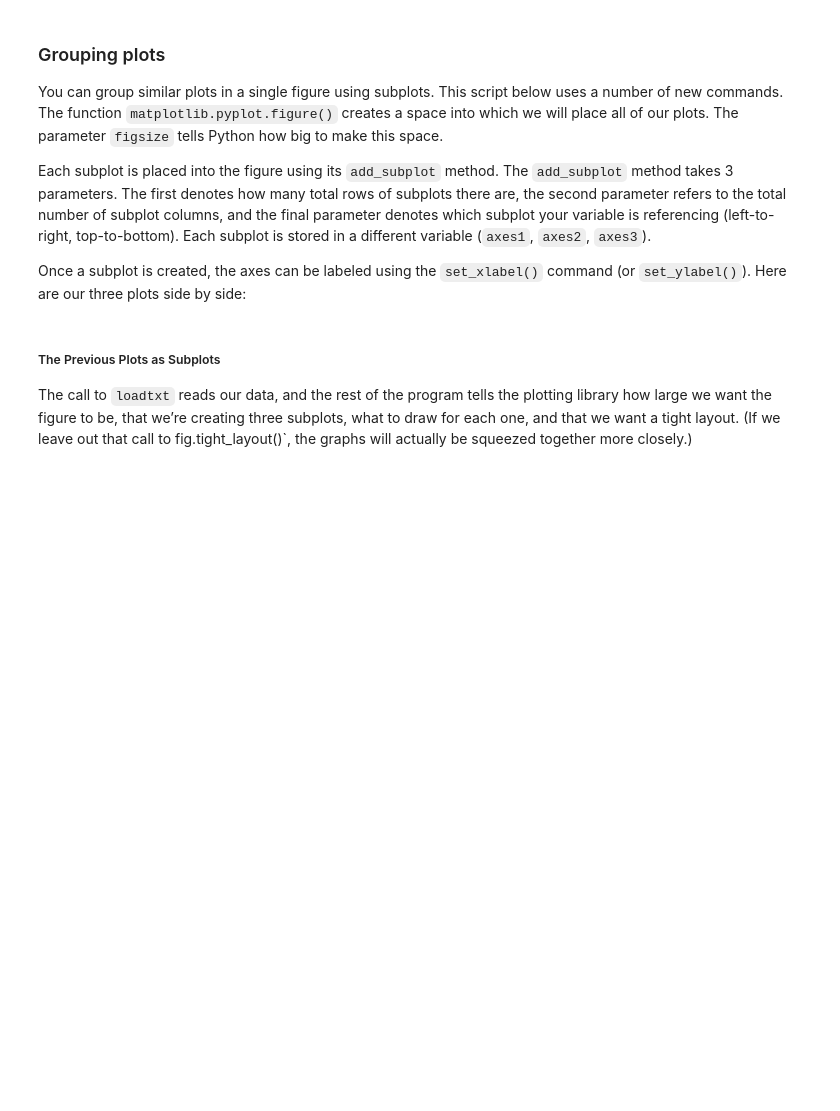
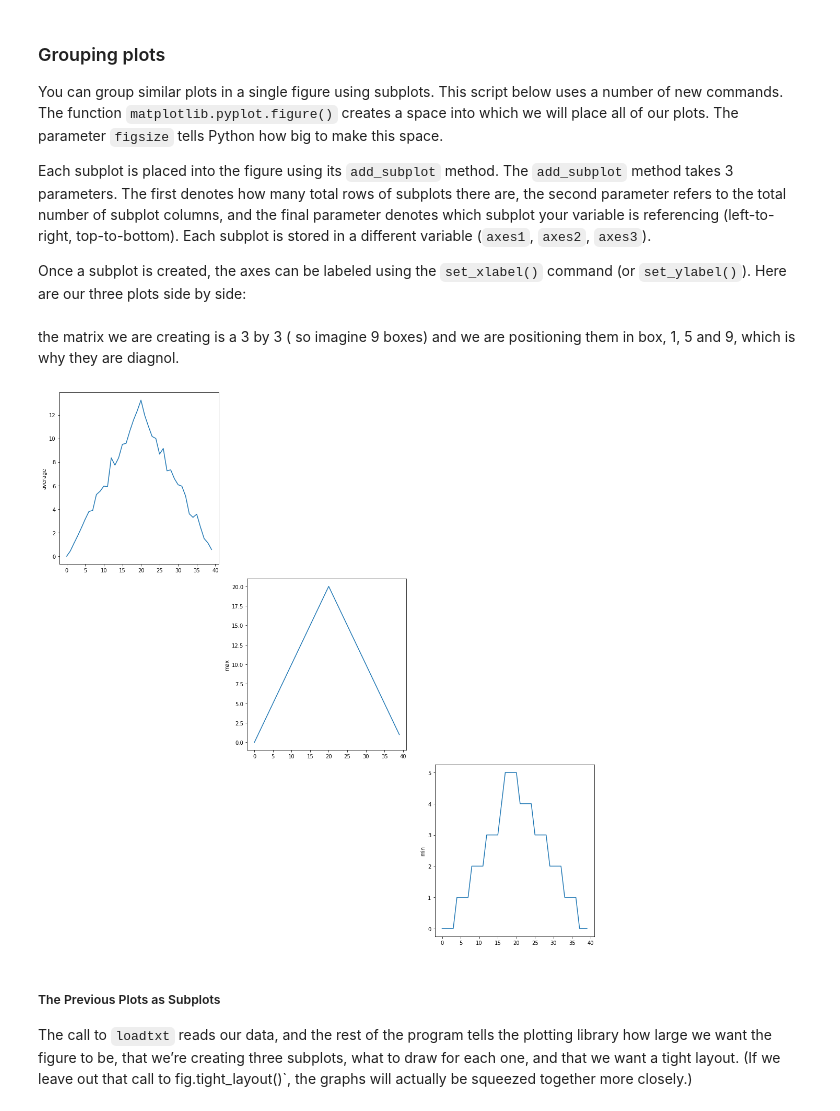
Before and after one commit to StephHowarth/2019-07-24-intro-to-python-workshop, a Jupyter notebook: lessons/python/ep1-introduction.ipynb, the cells around one changed output. Saved outputs shown, nothing was run; the diff lists cells and outputs as text; code cells hidden in the pictures; blank space fills up the shorter version.

```diff
--- a/lessons/python/ep1-introduction.ipynb
+++ b/lessons/python/ep1-introduction.ipynb
@@ -558,28 +756,32 @@ You can group similar plots in a single figure using subplots. This script below
 Each subplot is placed into the figure using its `add_subplot` method. The `add_subplot` method takes 3 parameters. The first denotes how many total rows of subplots there are, the second parameter refers to the total number of subplot columns, and the final parameter denotes which subplot your variable is referencing (left-to-right, top-to-bottom). Each subplot is stored in a different variable (`axes1`, `axes2`, `axes3`).
 
 Once a subplot is created, the axes can be labeled using the `set_xlabel()` command (or `set_ylabel()`). Here are our three plots side by side:
+# %% [markdown]
+the matrix we are creating is a 3 by 3 ( so imagine 9 boxes) and we are positioning them in box, 1, 5 and 9, which is why they are diagnol.
 # %%
 import numpy
 import matplotlib.pyplot
 
 data = numpy.loadtxt(fname='data/inflammation-01.csv', delimiter=',')
 
-fig = matplotlib.pyplot.figure(figsize=(15.0, 5.0))
+fig = matplotlib.pyplot.figure(figsize=(15.0, 15.0))
 
-axes1 = fig.add_subplot(1, 3, 1)
-axes2 = fig.add_subplot(1, 3, 2)
-axes3 = fig.add_subplot(1, 3, 3)
+axes1 = fig.add_subplot(3, 3, 1)
+axes2 = fig.add_subplot(3, 3, 5)
+axes3 = fig.add_subplot(3, 3, 9)
 
 axes1.set_ylabel('average')
 plot = axes1.plot(numpy.mean(data, axis=0))
 
 axes2.set_ylabel('max')
 plot = axes2.plot(numpy.max(data, axis=0))
 
 axes3.set_ylabel('min')
-axes3.plot(numpy.min(data, axis=0))
+plot = axes3.plot(numpy.min(data, axis=0))
 
 fig.tight_layout()
+# %% [output]
+[figure, added]
 # %% [markdown]
 ##### The Previous Plots as Subplots
 
```
Also changed, not shown: parts of 38 cells of this notebook.
